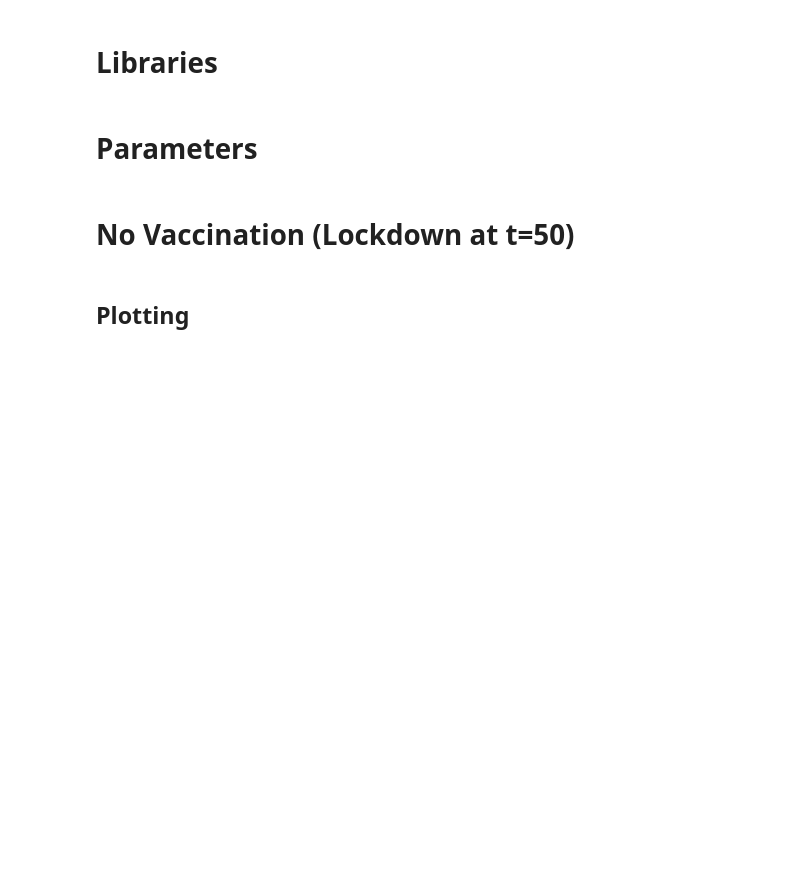
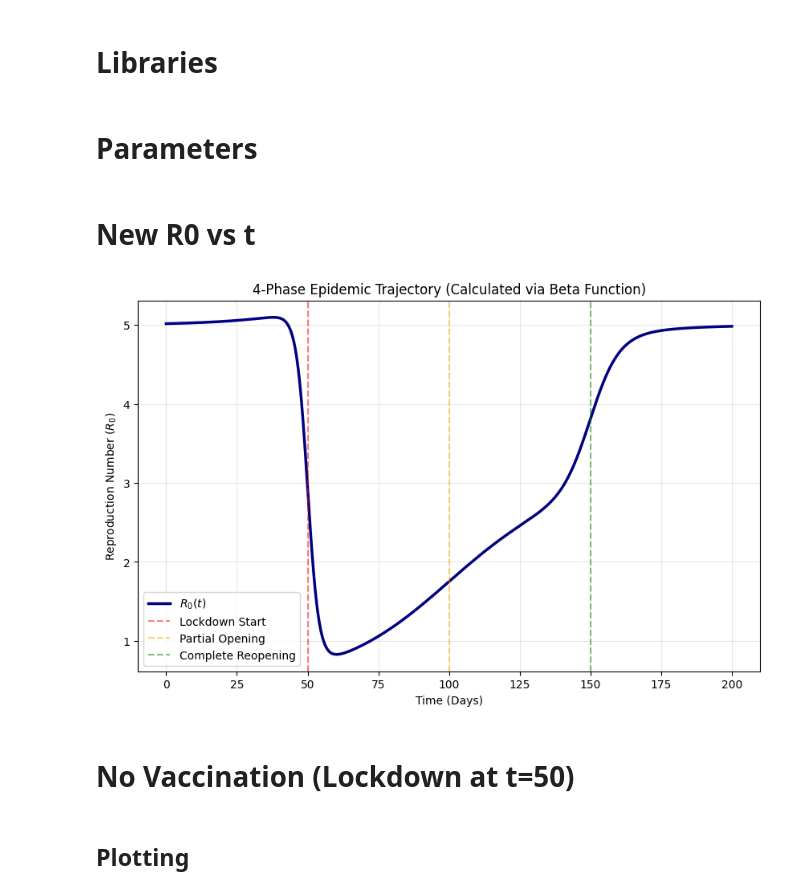
Before and after one commit to 21Blix/Infectious-Disease-Modelling, a Jupyter notebook: Vaccination/Vaccination_2nd_phase.ipynb, the cells around one changed output. Drawn from its saved outputs; the diff is of its cells as text; code cells hidden in the pictures; blank space fills up the shorter version.

```diff
--- a/Vaccination/Vaccination_2nd_phase.ipynb
+++ b/Vaccination/Vaccination_2nd_phase.ipynb
@@ -48,6 +46,27 @@ def beta(t, gamma):
     return r0_t * gamma
 def heaviside(t, start_day):
     return 1.0 if t >= start_day else 0.0
+# %% [markdown]
+# New R0 vs t
+# %%
+t_values = np.linspace(0, 200, 1000)
+beta_values = beta(t_values, gamma)
+r0_values = beta_values / gamma
+
+plt.figure(figsize=(10, 6), dpi=100)
+plt.plot(t_values, r0_values, color='navy', linewidth=2.5, label=r'$R_0(t)$')
+plt.axvline(x=50, color='red', linestyle='--', alpha=0.5, label='Lockdown Start')
+plt.axvline(x=100, color='orange', linestyle='--', alpha=0.5, label='Partial Opening')
+plt.axvline(x=150, color='green', linestyle='--', alpha=0.5, label='Complete Reopening')
+plt.title('4-Phase Epidemic Trajectory (Calculated via Beta Function)')
+plt.ylabel('Reproduction Number ($R_0$)')
+plt.xlabel('Time (Days)')
+plt.legend()
+plt.grid(True, alpha=0.3)
+plt.savefig("part02 R0 vs t")
+plt.show()
+# %% [output]
+[figure, added]
 # %% [markdown]
 # No Vaccination (Lockdown at t=50)
 # %%
```
Also changed, not shown: parts of 6 cells of this notebook.
